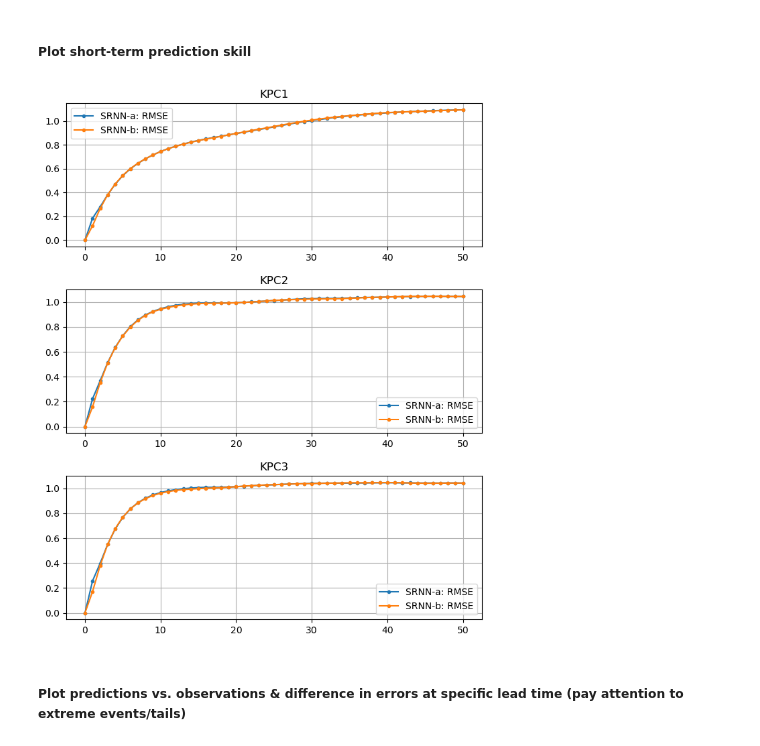
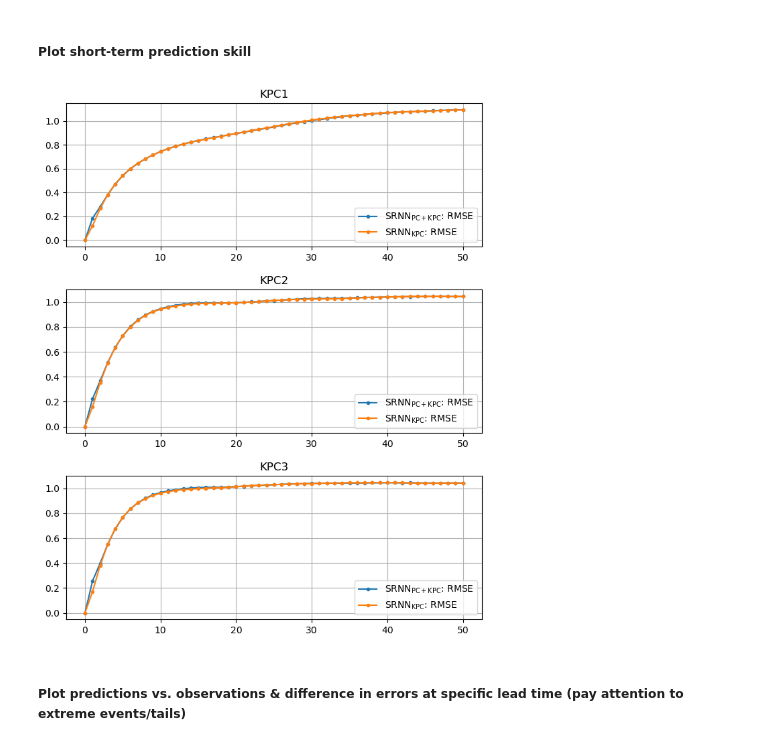
Before and after one commit to andrei-ml/stochastic-rnn, a Jupyter notebook: atmospheric_regimes_modeling/ncep_reanalysis_hgt_100hpa/step5_results.ipynb, the cells around one changed output. Drawn from its saved outputs; the diff is of its cells as text; code cells hidden in the pictures.

```diff
--- a/atmospheric_regimes_modeling/ncep_reanalysis_hgt_100hpa/step5_results.ipynb
+++ b/atmospheric_regimes_modeling/ncep_reanalysis_hgt_100hpa/step5_results.ipynb
@@ -507,29 +377,29 @@ plt.show()
 # %% [markdown]
 ##### **Plot short-term prediction skill**
-# %%
-all_predicted_pcs,all_predicted_kpcs,all_observed_pcs,all_observed_kpcs=joblib.load(os.path.join(processed_data_path,'predicted_data_short_4a.jpkl'))
-errors=all_predicted_kpcs-all_observed_kpcs
-evaluation_data_mse_a=(errors**2).mean(axis=(0,1))
-
-all_predicted_kpcs,all_observed_kpcs=joblib.load(os.path.join(processed_data_path,'predicted_data_short_4b.jpkl'))
-errors=all_predicted_kpcs-all_observed_kpcs
-evaluation_data_mse_b=(errors**2).mean(axis=(0,1))
-
-nkpcs=evaluation_data_mse_a.shape[-1]
-fig, axs = plt.subplots(nkpcs,1,figsize=(8,10))
-fig.subplots_adjust(hspace=0.3)
-for i in range(nkpcs):
-    ax=axs[i]
-    ax.set_title('KPC%d'%(i+1))
-    #ax.plot(np.sqrt(training_data_mse[:,i]),'.-',label='training set RMSE')
-    ax.plot(np.sqrt(evaluation_data_mse_a[:,i]),'.-',label='SRNN-a: RMSE')
-    ax.plot(np.sqrt(evaluation_data_mse_b[:,i]),'.-',label='SRNN-b: RMSE')
-    ax.legend()
-    ax.grid(True)
-plt.show()
-plt.close(fig)
-# %% [output]
-[figure, removed]
+# %%
+all_predicted_pcs,all_predicted_kpcs,all_observed_pcs,all_observed_kpcs=joblib.load(os.path.join(processed_data_path,'predicted_data_short_4a.jpkl'))
+errors=all_predicted_kpcs-all_observed_kpcs
+evaluation_data_mse_a=(errors**2).mean(axis=(0,1))
+
+all_predicted_kpcs,all_observed_kpcs=joblib.load(os.path.join(processed_data_path,'predicted_data_short_4b.jpkl'))
+errors=all_predicted_kpcs-all_observed_kpcs
+evaluation_data_mse_b=(errors**2).mean(axis=(0,1))
+
+nkpcs=evaluation_data_mse_a.shape[-1]
+fig, axs = plt.subplots(nkpcs,1,figsize=(8,10))
+fig.subplots_adjust(hspace=0.3)
+for i in range(nkpcs):
+    ax=axs[i]
+    ax.set_title('KPC%d'%(i+1))
+    #ax.plot(np.sqrt(training_data_mse[:,i]),'.-',label=r'training set RMSE')
+    ax.plot(np.sqrt(evaluation_data_mse_a[:,i]),'.-',label=r'$\mathrm{SRNN}_{\mathrm{PC+KPC}}$: RMSE')
+    ax.plot(np.sqrt(evaluation_data_mse_b[:,i]),'.-',label=r'$\mathrm{SRNN}_{\mathrm{KPC}}$: RMSE')
+    ax.legend()
+    ax.grid(True)
+plt.show()
+plt.close(fig)
+# %% [output]
+[figure, added]
 # %% [markdown]
 ##### **Plot predictions vs. observations & difference in errors at specific lead time (pay attention to extreme events/tails)**
 # %%
```
Also changed, not shown: parts of 7 cells of this notebook, 1 other file.
